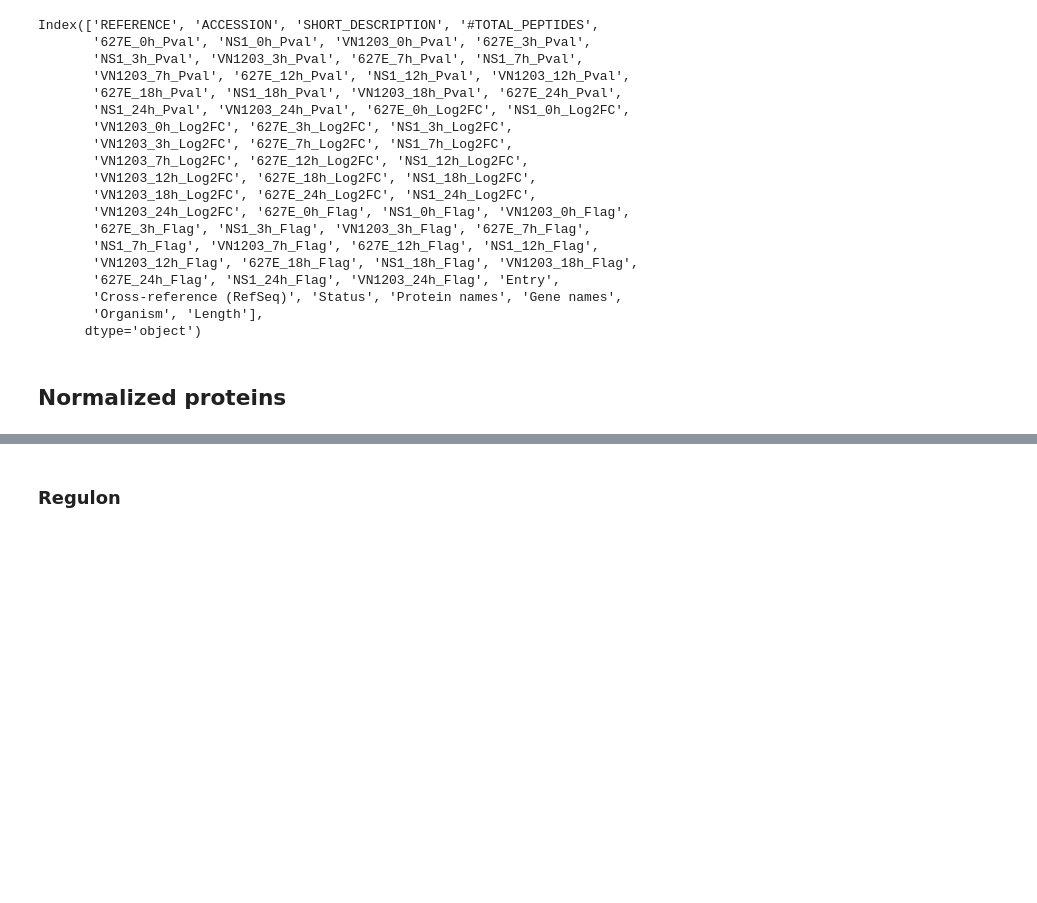
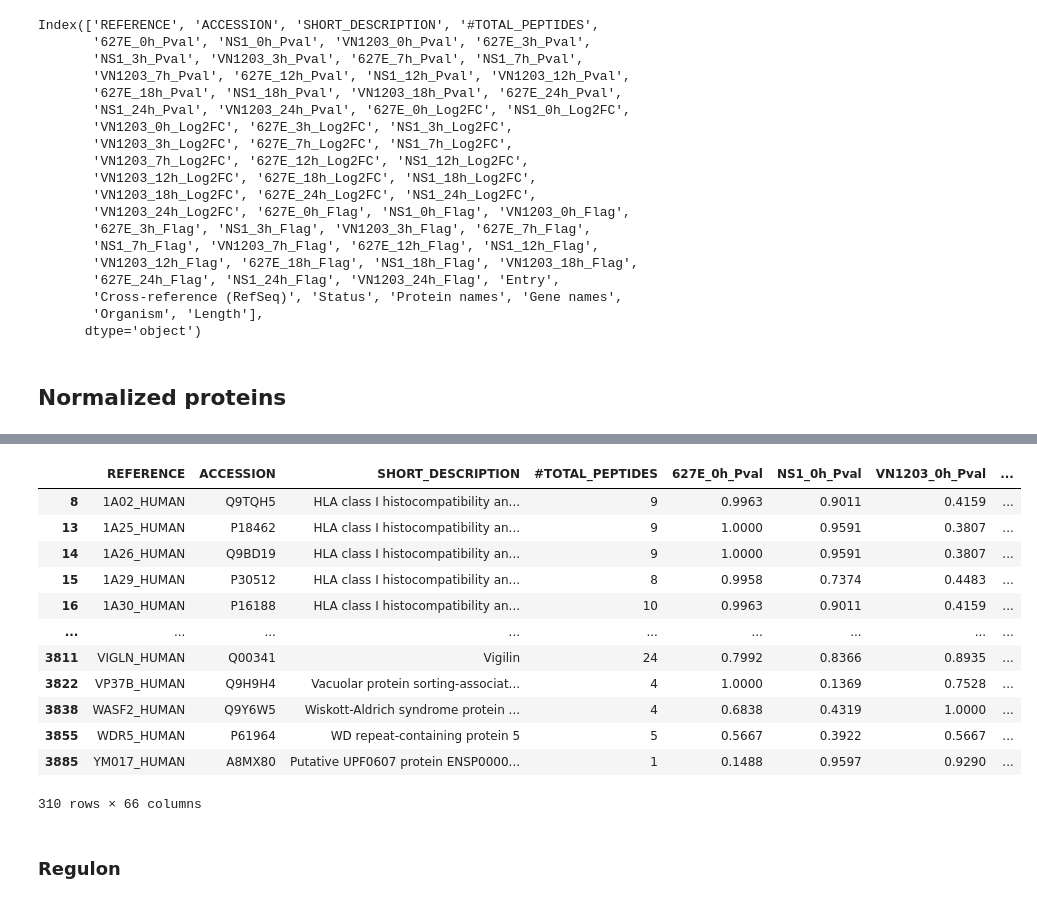
Before and after one commit to COVID-19-Causal-Reasoning/InfluenzaSBMLdemo, a Jupyter notebook: ICL103_to_CARNIVAL.ipynb, the cells around one changed output, grey strips where cells are left out. Saved outputs shown, nothing was run; the diff lists cells and outputs as text; code cells hidden in the pictures; blank space fills up the shorter version.

```diff
--- a/ICL103_to_CARNIVAL.ipynb
+++ b/ICL103_to_CARNIVAL.ipynb
@@ -672,3 +657,19 @@ da_prot
+# %%
+da_prot[da_prot['VN1203_18h_Pval'] < 0.05]
+# %% [output]
+|  | REFERENCE | ACCESSION | SHORT_DESCRIPTION | #TOTAL_PEPTIDES | 627E_0h_Pval | NS1_0h_Pval | VN1203_0h_Pval | ... |
+| 8 | 1A02_HUMAN | Q9TQH5 | HLA class I histocompatibility an... | 9 | 0.9963 | 0.9011 | 0.4159 | ... |
+| 13 | 1A25_HUMAN | P18462 | HLA class I histocompatibility an... | 9 | 1.0000 | 0.9591 | 0.3807 | ... |
+| 14 | 1A26_HUMAN | Q9BD19 | HLA class I histocompatibility an... | 9 | 1.0000 | 0.9591 | 0.3807 | ... |
+| 15 | 1A29_HUMAN | P30512 | HLA class I histocompatibility an... | 8 | 0.9958 | 0.7374 | 0.4483 | ... |
+| 16 | 1A30_HUMAN | P16188 | HLA class I histocompatibility an... | 10 | 0.9963 | 0.9011 | 0.4159 | ... |
+| ... | ... | ... | ... | ... | ... | ... | ... | ... |
+| 3811 | VIGLN_HUMAN | Q00341 | Vigilin | 24 | 0.7992 | 0.8366 | 0.8935 | ... |
+| 3822 | VP37B_HUMAN | Q9H9H4 | Vacuolar protein sorting-associat... | 4 | 1.0000 | 0.1369 | 0.7528 | ... |
+| 3838 | WASF2_HUMAN | Q9Y6W5 | Wiskott-Aldrich syndrome protein ... | 4 | 0.6838 | 0.4319 | 1.0000 | ... |
+| 3855 | WDR5_HUMAN | P61964 | WD repeat-containing protein 5 | 5 | 0.5667 | 0.3922 | 0.5667 | ... |
+| 3885 | YM017_HUMAN | A8MX80 | Putative UPF0607 protein ENSP0000... | 1 | 0.1488 | 0.9597 | 0.9290 | ... |
+310 rows × 66 columns
 # %% [markdown]
 ### Regulon
 # %%
```
Also changed, not shown: parts of 13 cells of this notebook, 49 other files.
